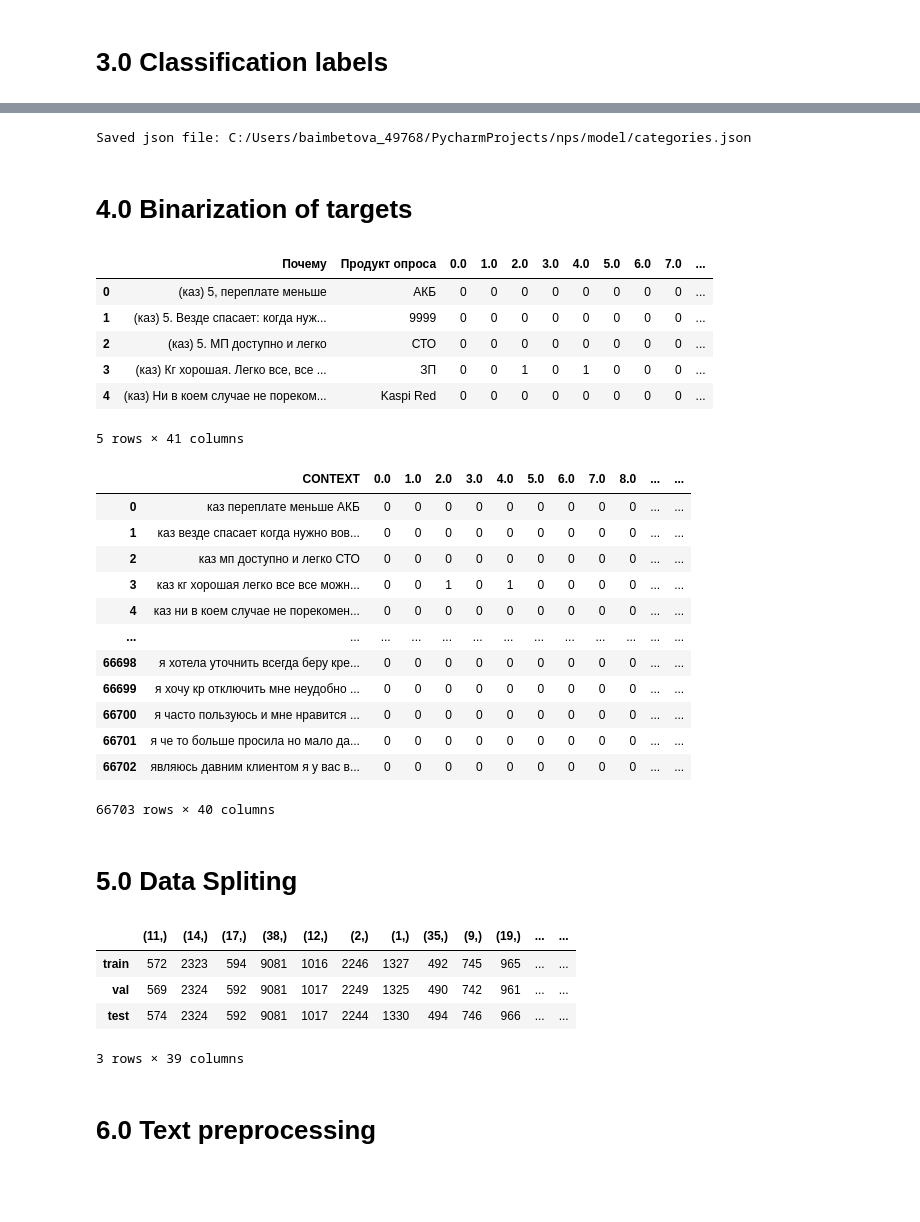
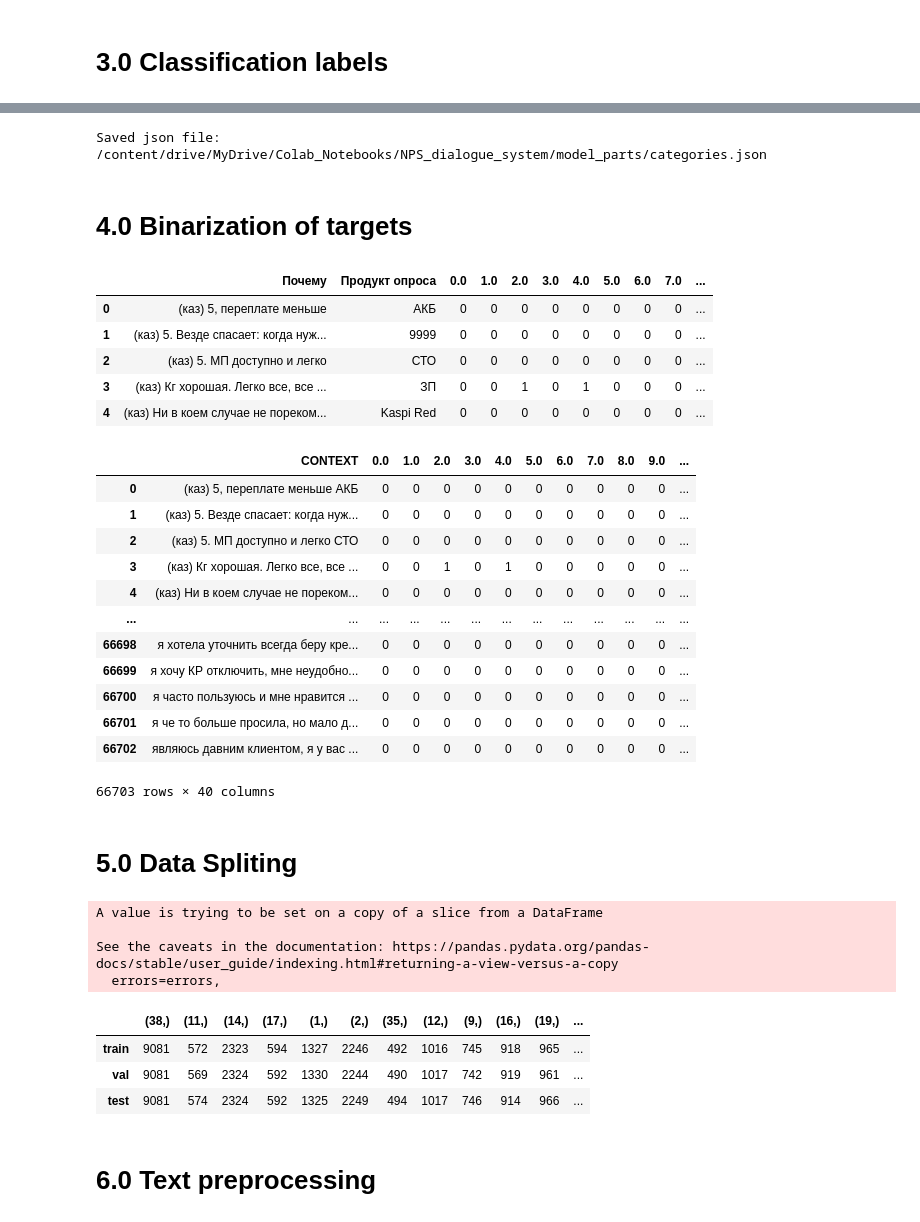
Before and after one commit to EleonoraBaim/NPS_Dialogue_system, a Jupyter notebook: data_preprocessing.ipynb, the cells around one changed output, grey strips where cells are left out. Cells and saved outputs as stored; diff of their text form; code cells hidden in the pictures; blank space fills up the shorter version.

```diff
--- a/data_preprocessing.ipynb
+++ b/data_preprocessing.ipynb
@@ -12,7 +35,6 @@ import pymorphy2
 import json
 from sklearn.model_selection import train_test_split
 import numpy as np
-import emoji
 from skmultilearn.model_selection import IterativeStratification
 from collections import Counter
 from skmultilearn.model_selection.measures import get_combination_wise_output_matrix
@@ -20,5 +42,6 @@ from skmultilearn.model_selection.measures import get_combination_wise_output_ma
 pd.set_option("display.max_colwidth", 100)
 
 min_target_size = 1000
-project_path = "/content/drive/MyDrive/Colab_Notebooks/NPS/"
+project_path = "/content/drive/MyDrive/Colab_Notebooks/NPS_dialogue_system/"
+model_path = 'model_parts/'
 datatset_folder = 'dataset/'
@@ -190,16 +237,16 @@ categories_exp[key +1] = 'nan -> nan -> nan'
 nan_col = key +1
 
 cat_str = json.dumps(categories_exp, ensure_ascii=False)
-with open(project_path + "model/" + 'categories.json', 'w', encoding='utf-8') as cat_file:
+with open(project_path + model_path + 'categories.json', 'w', encoding='utf-8') as cat_file:
     cat_file.write(cat_str)
 
-print('Saved json file: ' + str(project_path + "model/" + 'categories.json'))
+print('Saved json file: ' + str(project_path + model_path + 'categories.json'))
 
 target = dataset["target_name"].map(categories)
 target.fillna(categories['nan -> nan -> nan'], inplace=True)
 dataset['target'] = target
 # %% [output]
-Saved json file: C:/Users/baimbetova_49768/PycharmProjects/nps/model/categories.json
+Saved json file: /content/drive/MyDrive/Colab_Notebooks/NPS_dialogue_system/model_parts/categories.json
 # %% [markdown]
 # 4.0 Binarization of targets
 # %%
@@ -233,27 +280,26 @@ dataset.head()
 | 2 | (каз) 5. МП доступно и легко | СТО | 0 | 0 | 0 | 0 | 0 | 0 | 0 | 0 | ... |
 | 3 | (каз) Кг хорошая. Легко все, все ... | ЗП | 0 | 0 | 1 | 0 | 1 | 0 | 0 | 0 | ... |
 | 4 | (каз) Ни в коем случае не пореком... | Kaspi Red | 0 | 0 | 0 | 0 | 0 | 0 | 0 | 0 | ... |
-5 rows × 41 columns
 # %%
-dataset['CONTEXT'] = dataset['text'] + " " + dataset['Продукт опроса']
-dataset.drop(labels=['Почему', 'Продукт опроса', 'text'], axis=1, inplace=True)
+dataset['CONTEXT'] = dataset['Почему'] + " " + dataset['Продукт опроса']
+dataset.drop(labels=['Почему', 'Продукт опроса'], axis=1, inplace=True)
 cols = dataset.columns.tolist()
 cols = cols[-1:] + cols[:-1]
 dataset = dataset[cols]
 dataset
 # %% [output]
-|  | CONTEXT | 0.0 | 1.0 | 2.0 | 3.0 | 4.0 | 5.0 | 6.0 | 7.0 | 8.0 | ... | ... |
-| 0 | каз переплате меньше АКБ | 0 | 0 | 0 | 0 | 0 | 0 | 0 | 0 | 0 | ... | ... |
-| 1 | каз везде спасает когда нужно вов... | 0 | 0 | 0 | 0 | 0 | 0 | 0 | 0 | 0 | ... | ... |
-| 2 | каз мп доступно и легко СТО | 0 | 0 | 0 | 0 | 0 | 0 | 0 | 0 | 0 | ... | ... |
-| 3 | каз кг хорошая легко все все можн... | 0 | 0 | 1 | 0 | 1 | 0 | 0 | 0 | 0 | ... | ... |
-| 4 | каз ни в коем случае не порекомен... | 0 | 0 | 0 | 0 | 0 | 0 | 0 | 0 | 0 | ... | ... |
+|  | CONTEXT | 0.0 | 1.0 | 2.0 | 3.0 | 4.0 | 5.0 | 6.0 | 7.0 | 8.0 | 9.0 | ... |
+| 0 | (каз) 5, переплате меньше АКБ | 0 | 0 | 0 | 0 | 0 | 0 | 0 | 0 | 0 | 0 | ... |
+| 1 | (каз) 5. Везде спасает: когда нуж... | 0 | 0 | 0 | 0 | 0 | 0 | 0 | 0 | 0 | 0 | ... |
+| 2 | (каз) 5. МП доступно и легко СТО | 0 | 0 | 0 | 0 | 0 | 0 | 0 | 0 | 0 | 0 | ... |
+| 3 | (каз) Кг хорошая. Легко все, все ... | 0 | 0 | 1 | 0 | 1 | 0 | 0 | 0 | 0 | 0 | ... |
+| 4 | (каз) Ни в коем случае не пореком... | 0 | 0 | 0 | 0 | 0 | 0 | 0 | 0 | 0 | 0 | ... |
 | ... | ... | ... | ... | ... | ... | ... | ... | ... | ... | ... | ... | ... |
-| 66698 | я хотела уточнить всегда беру кре... | 0 | 0 | 0 | 0 | 0 | 0 | 0 | 0 | 0 | ... | ... |
-| 66699 | я хочу кр отключить мне неудобно ... | 0 | 0 | 0 | 0 | 0 | 0 | 0 | 0 | 0 | ... | ... |
-| 66700 | я часто пользуюсь и мне нравится ... | 0 | 0 | 0 | 0 | 0 | 0 | 0 | 0 | 0 | ... | ... |
-| 66701 | я че то больше просила но мало да... | 0 | 0 | 0 | 0 | 0 | 0 | 0 | 0 | 0 | ... | ... |
-| 66702 | являюсь давним клиентом я у вас в... | 0 | 0 | 0 | 0 | 0 | 0 | 0 | 0 | 0 | ... | ... |
+| 66698 | я хотела уточнить всегда беру кре... | 0 | 0 | 0 | 0 | 0 | 0 | 0 | 0 | 0 | 0 | ... |
+| 66699 | я хочу КР отключить, мне неудобно... | 0 | 0 | 0 | 0 | 0 | 0 | 0 | 0 | 0 | 0 | ... |
+| 66700 | я часто пользуюсь и мне нравится ... | 0 | 0 | 0 | 0 | 0 | 0 | 0 | 0 | 0 | 0 | ... |
+| 66701 | я че то больше просила, но мало д... | 0 | 0 | 0 | 0 | 0 | 0 | 0 | 0 | 0 | 0 | ... |
+| 66702 | являюсь давним клиентом, я у вас ... | 0 | 0 | 0 | 0 | 0 | 0 | 0 | 0 | 0 | 0 | ... |
 66703 rows × 40 columns
 # %% [markdown]
 # 5.0 Data Spliting
@@ -265,6 +311,11 @@ text = 'CONTEXT'
 labels = dataset.columns[dataset.columns!='CONTEXT']
 
 dataset.reset_index(inplace=True, drop = True)
+# %% [output]
+A value is trying to be set on a copy of a slice from a DataFrame
+
+See the caveats in the documentation: https://pandas.pydata.org/pandas-docs/stable/user_guide/indexing.html#returning-a-view-versus-a-copy
+  errors=errors,
 # %%
 X_train, X_, y_train, y_ = iterative_train_test_split(dataset, text, labels, train_size=0.7)
 
@@ -312,11 +363,10 @@ pd.DataFrame({
 #del(y_train)
 #del(y_validation)
 # %% [output]
-|  | (11,) | (14,) | (17,) | (38,) | (12,) | (2,) | (1,) | (35,) | (9,) | (19,) | ... | ... |
-| train | 572 | 2323 | 594 | 9081 | 1016 | 2246 | 1327 | 492 | 745 | 965 | ... | ... |
-| val | 569 | 2324 | 592 | 9081 | 1017 | 2249 | 1325 | 490 | 742 | 961 | ... | ... |
-| test | 574 | 2324 | 592 | 9081 | 1017 | 2244 | 1330 | 494 | 746 | 966 | ... | ... |
+|  | (38,) | (11,) | (14,) | (17,) | (1,) | (2,) | (35,) | (12,) | (9,) | (16,) | (19,) | ... |
+| train | 9081 | 572 | 2323 | 594 | 1327 | 2246 | 492 | 1016 | 745 | 918 | 965 | ... |
+| val | 9081 | 569 | 2324 | 592 | 1330 | 2244 | 490 | 1017 | 742 | 919 | 961 | ... |
+| test | 9081 | 574 | 2324 | 592 | 1325 | 2249 | 494 | 1017 | 746 | 914 | 966 | ... |
-3 rows × 39 columns
 # %% [markdown]
 # 6.0 Text preprocessing
 # %%
```
Also changed, not shown: parts of 11 cells of this notebook.
